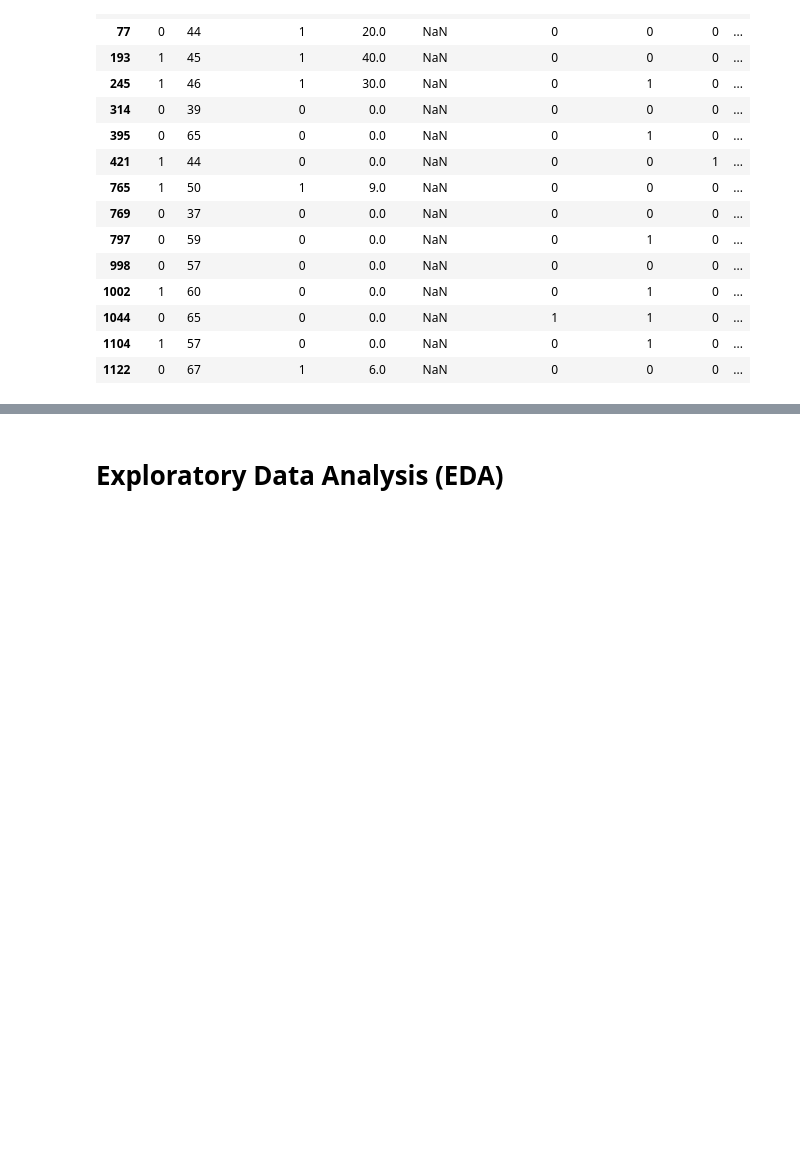
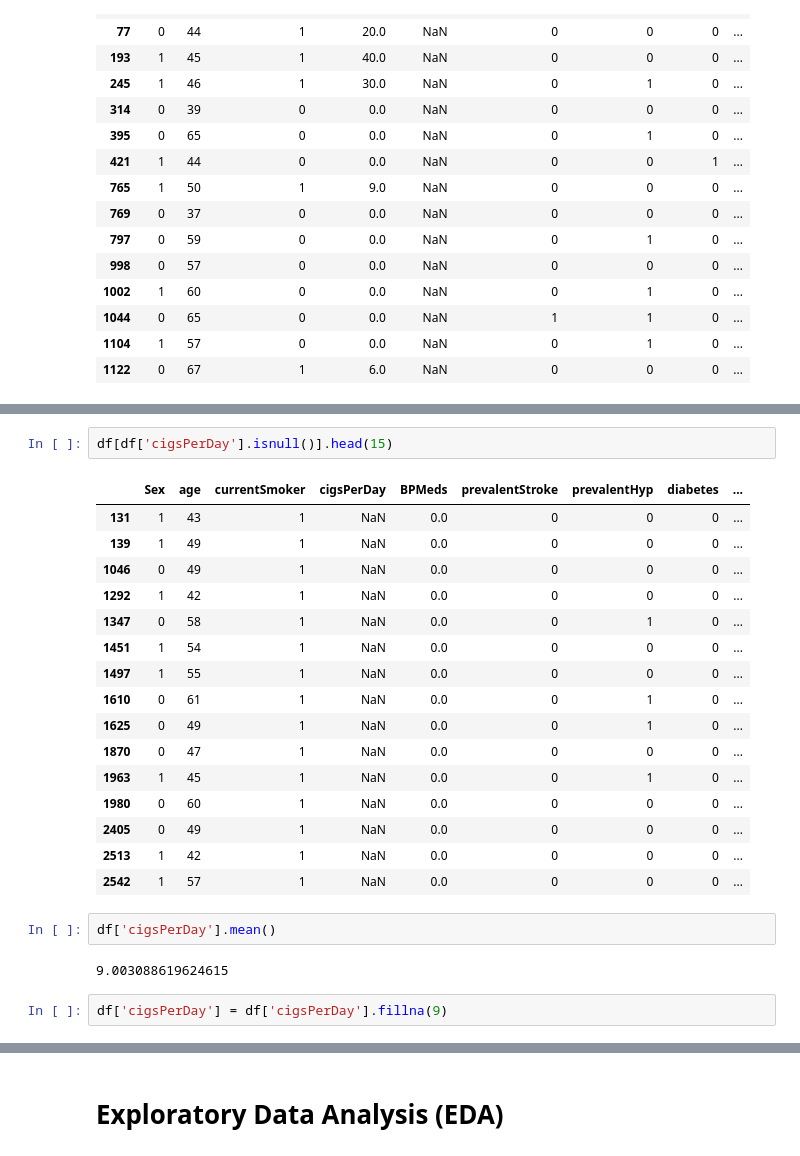
Before and after one commit to nawafalhu/HEART-DISEASE-PREDICTION, a Jupyter notebook: Heart-Disease.ipynb, the cells around one changed output, grey strips where cells are left out. Saved outputs shown, nothing was run; the diff lists cells and outputs as text; blank space fills up the shorter version.

```diff
--- a/Heart-Disease.ipynb
+++ b/Heart-Disease.ipynb
@@ -190,0 +235,25 @@ df['BPMeds'] = df['BPMeds'].fillna(df['BPMeds'].mean())
+# %%
+df[df['cigsPerDay'].isnull()].head(15)
+# %% [output]
+|  | Sex | age | currentSmoker | cigsPerDay | BPMeds | prevalentStroke | prevalentHyp | diabetes | ... |
+| 131 | 1 | 43 | 1 | NaN | 0.0 | 0 | 0 | 0 | ... |
+| 139 | 1 | 49 | 1 | NaN | 0.0 | 0 | 0 | 0 | ... |
+| 1046 | 0 | 49 | 1 | NaN | 0.0 | 0 | 0 | 0 | ... |
+| 1292 | 1 | 42 | 1 | NaN | 0.0 | 0 | 0 | 0 | ... |
+| 1347 | 0 | 58 | 1 | NaN | 0.0 | 0 | 1 | 0 | ... |
+| 1451 | 1 | 54 | 1 | NaN | 0.0 | 0 | 0 | 0 | ... |
+| 1497 | 1 | 55 | 1 | NaN | 0.0 | 0 | 0 | 0 | ... |
+| 1610 | 0 | 61 | 1 | NaN | 0.0 | 0 | 1 | 0 | ... |
+| 1625 | 0 | 49 | 1 | NaN | 0.0 | 0 | 1 | 0 | ... |
+| 1870 | 0 | 47 | 1 | NaN | 0.0 | 0 | 0 | 0 | ... |
+| 1963 | 1 | 45 | 1 | NaN | 0.0 | 0 | 1 | 0 | ... |
+| 1980 | 0 | 60 | 1 | NaN | 0.0 | 0 | 0 | 0 | ... |
+| 2405 | 0 | 49 | 1 | NaN | 0.0 | 0 | 0 | 0 | ... |
+| 2513 | 1 | 42 | 1 | NaN | 0.0 | 0 | 0 | 0 | ... |
+| 2542 | 1 | 57 | 1 | NaN | 0.0 | 0 | 0 | 0 | ... |
+# %%
+df['cigsPerDay'].mean()
+# %% [output]
+9.003088619624615
+# %%
+df['cigsPerDay'] = df['cigsPerDay'].fillna(9)
```
Also changed, not shown: parts of 10 cells of this notebook.
